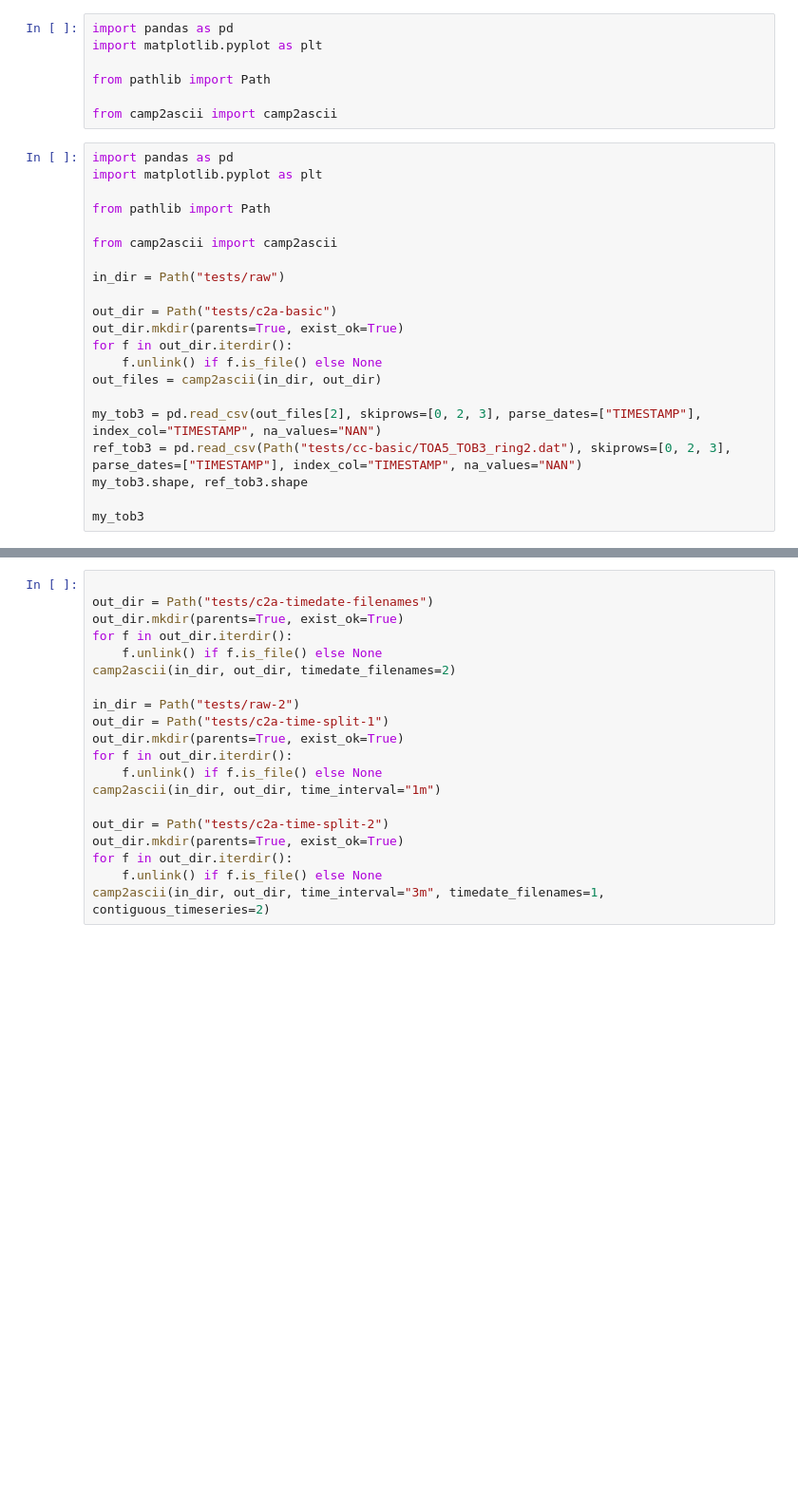
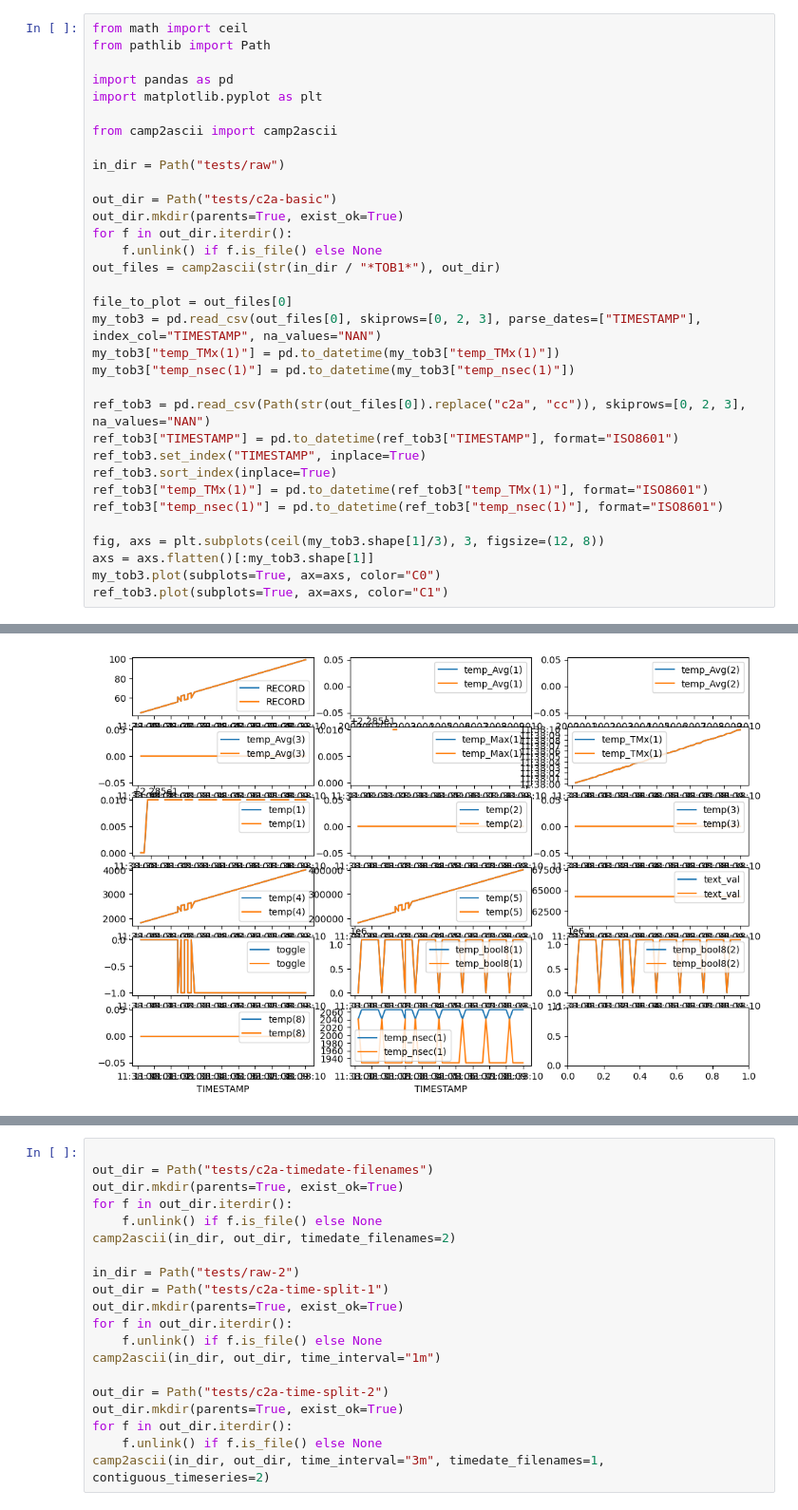
Before and after one commit to alextsfox/camp2ascii, a Jupyter notebook: test.ipynb, the cells around one changed output, grey strips where cells are left out. Shown at 95% size. Drawn from its saved outputs; the diff is of its cells as text; blank space fills up the shorter version.

```diff
--- a/test.ipynb
+++ b/test.ipynb
@@ -1,15 +1,9 @@
-# %%
-import pandas as pd
-import matplotlib.pyplot as plt
-
-from pathlib import Path
-
-from camp2ascii import camp2ascii
 # %%
+from math import ceil
+from pathlib import Path
+
 import pandas as pd
 import matplotlib.pyplot as plt
-
-from pathlib import Path
 
 from camp2ascii import camp2ascii
 
@@ -19,11 +13,22 @@ out_dir = Path("tests/c2a-basic")
 out_dir.mkdir(parents=True, exist_ok=True)
 for f in out_dir.iterdir():
     f.unlink() if f.is_file() else None
-out_files = camp2ascii(in_dir, out_dir)
+out_files = camp2ascii(str(in_dir / "*TOB1*"), out_dir)
 
-my_tob3 = pd.read_csv(out_files[2], skiprows=[0, 2, 3], parse_dates=["TIMESTAMP"], index_col="TIMESTAMP", na_values="NAN")
-ref_tob3 = pd.read_csv(Path("tests/cc-basic/TOA5_TOB3_ring2.dat"), skiprows=[0, 2, 3], parse_dates=["TIMESTAMP"], index_col="TIMESTAMP", na_values="NAN")
-my_tob3.shape, ref_tob3.shape
+file_to_plot = out_files[0]
+my_tob3 = pd.read_csv(out_files[0], skiprows=[0, 2, 3], parse_dates=["TIMESTAMP"], index_col="TIMESTAMP", na_values="NAN")
+my_tob3["temp_TMx(1)"] = pd.to_datetime(my_tob3["temp_TMx(1)"])
+my_tob3["temp_nsec(1)"] = pd.to_datetime(my_tob3["temp_nsec(1)"])
 
-my_tob3
+ref_tob3 = pd.read_csv(Path(str(out_files[0]).replace("c2a", "cc")), skiprows=[0, 2, 3], na_values="NAN")
+ref_tob3["TIMESTAMP"] = pd.to_datetime(ref_tob3["TIMESTAMP"], format="ISO8601")
+ref_tob3.set_index("TIMESTAMP", inplace=True)
+ref_tob3.sort_index(inplace=True)
+ref_tob3["temp_TMx(1)"] = pd.to_datetime(ref_tob3["temp_TMx(1)"], format="ISO8601")
+ref_tob3["temp_nsec(1)"] = pd.to_datetime(ref_tob3["temp_nsec(1)"], format="ISO8601")
+
+fig, axs = plt.subplots(ceil(my_tob3.shape[1]/3), 3, figsize=(12, 8))
+axs = axs.flatten()[:my_tob3.shape[1]]
+my_tob3.plot(subplots=True, ax=axs, color="C0")
+ref_tob3.plot(subplots=True, ax=axs, color="C1")
 # %% [output]
@@ -30,0 +44 @@ ValueError: arange: cannot compute length
+[figure, added]
```
Also changed, not shown: parts of 2 cells of this notebook, 23 other files.
